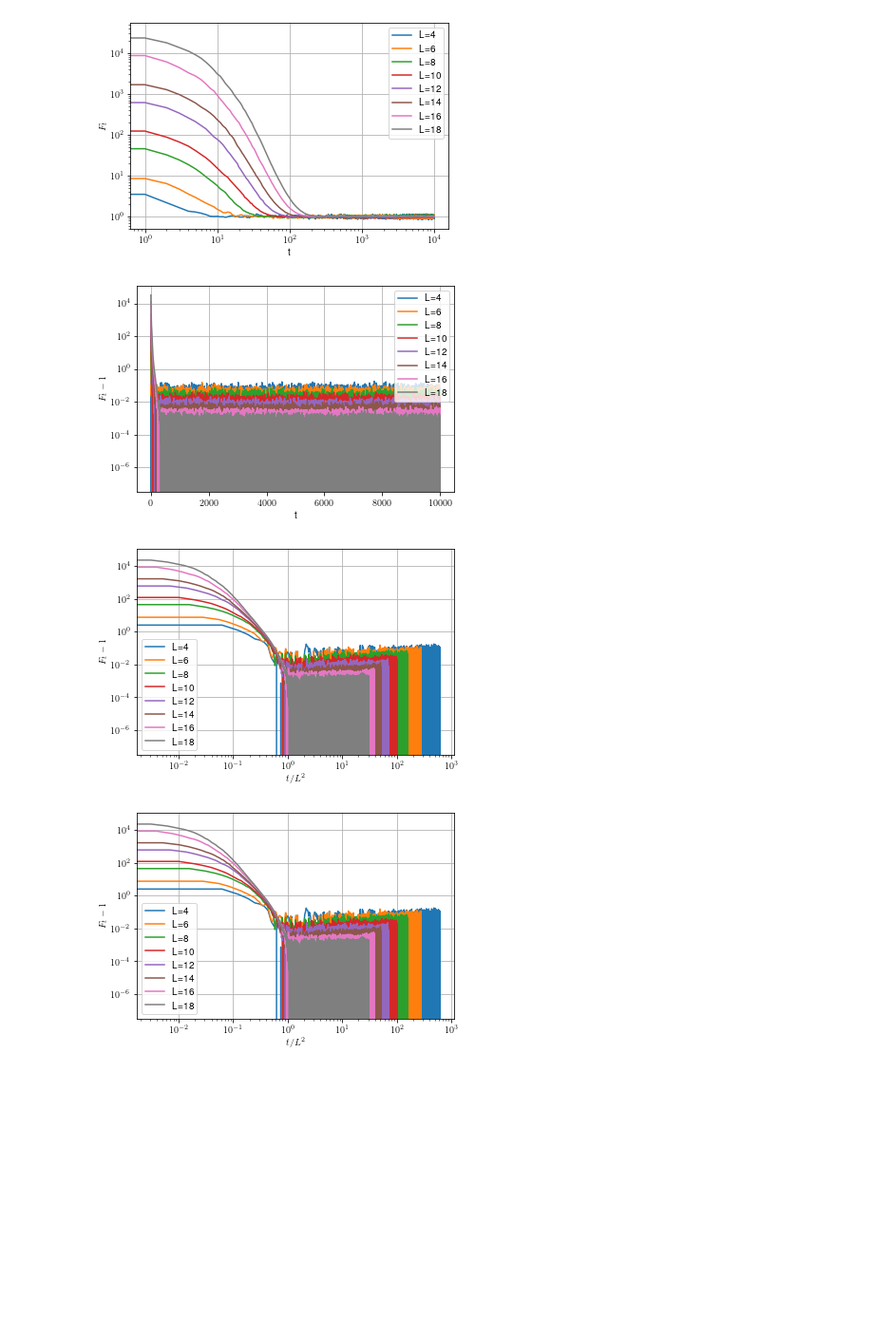
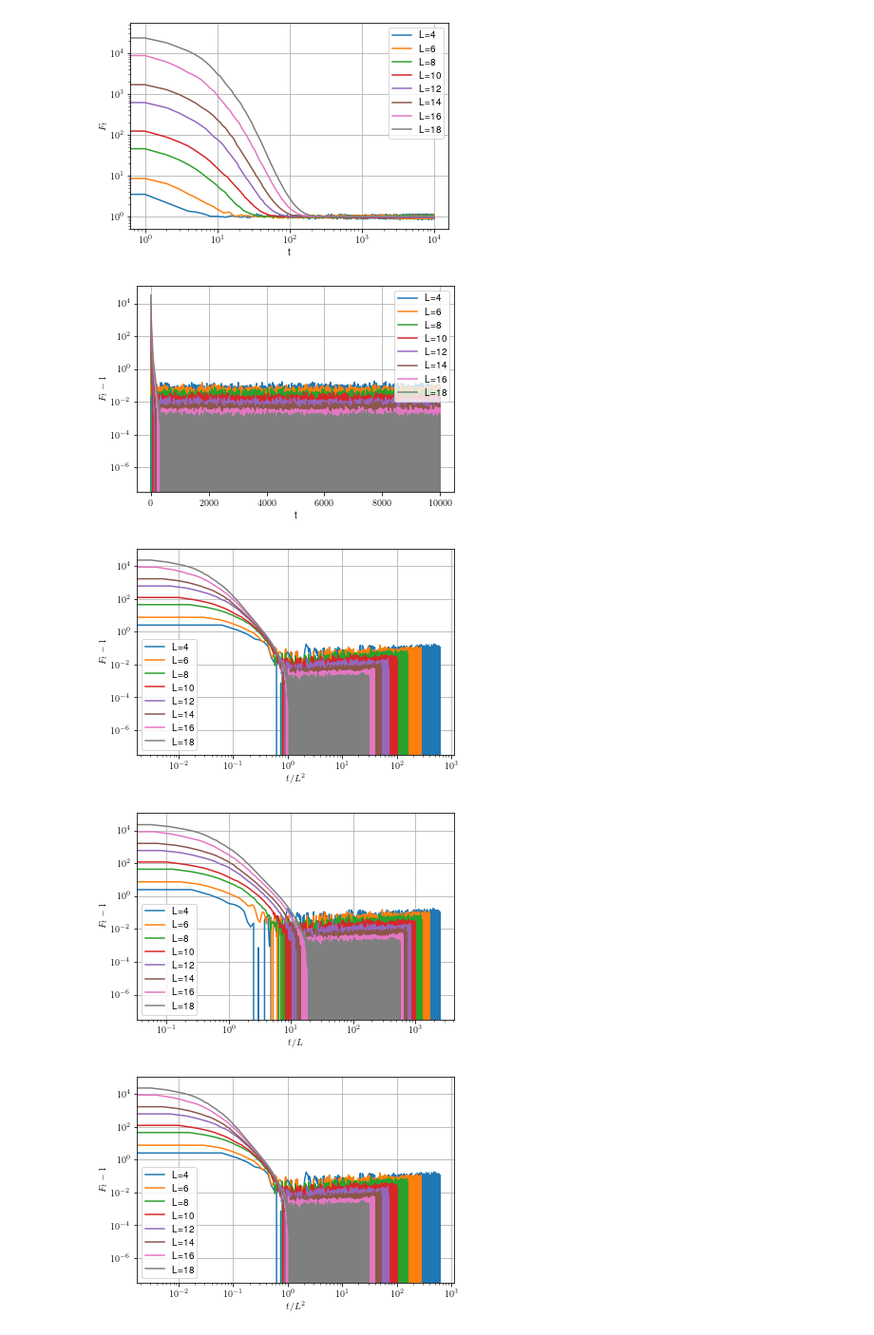
Before and after one commit to Renmusxd/RandomUnitaryLayers, a Jupyter notebook: jupyter/PaperData/HalfFilling.ipynb, the cells around one changed output. Shown at 95% size. Saved outputs shown, nothing was run; the diff lists cells and outputs as text; code cells hidden in the pictures; blank space fills up the shorter version.

```diff
--- a/jupyter/PaperData/HalfFilling.ipynb
+++ b/jupyter/PaperData/HalfFilling.ipynb
@@ -61,33 +63,47 @@ pyplot.grid()
 pyplot.savefig(os.path.join(output_dir, 'purestate_estimator.pdf'))
 pyplot.show()
 
 for l, purity in zip(ls, pure_purities):
     pyplot.plot(purity - 1, label=f"L={l}")
 
 pyplot.xlabel('t')
 pyplot.ylabel('$F_t - 1$')
 pyplot.yscale('log')
 pyplot.legend(loc='upper right')
 pyplot.grid()
 pyplot.savefig(os.path.join(output_dir, 'purestate_estimator_diff.pdf'))
 pyplot.show()
 
 for l, purity in zip(ls, pure_purities):
     T = len(purity)
     pyplot.plot(numpy.arange(T) / (l**2), purity - 1, label=f"L={l}")
 
 pyplot.xlabel('$t/L^2$')
 pyplot.ylabel('$F_t - 1$')
 pyplot.yscale('log')
 pyplot.xscale('log')
 pyplot.legend()
 pyplot.grid()
 pyplot.savefig(os.path.join(output_dir, 'purestate_estimator_diff_scaled.pdf'))
 pyplot.show()
+
+for l, purity in zip(ls, pure_purities):
+    T = len(purity)
+    pyplot.plot(numpy.arange(T) / (l), purity - 1, label=f"L={l}")
+
+pyplot.xlabel('$t/L$')
+pyplot.ylabel('$F_t - 1$')
+pyplot.yscale('log')
+pyplot.xscale('log')
+pyplot.legend()
+pyplot.grid()
+pyplot.savefig(os.path.join(output_dir, 'purestate_estimator_diff_lscaled.pdf'))
+pyplot.show()
 # %% [output]
 [figure]
 [figure]
 [figure]
+[figure, added]
 # %%
 for l, purity in zip(ls, pure_purities):
     T = len(purity)
```
Also changed, not shown: parts of 6 cells of this notebook, 20 other files.
